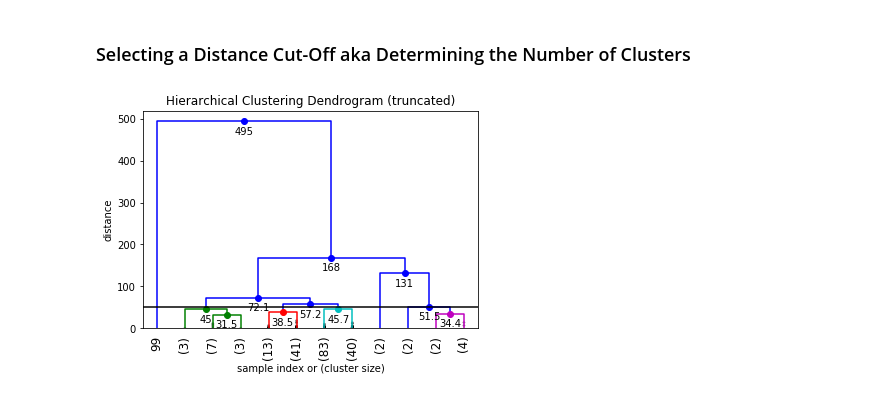
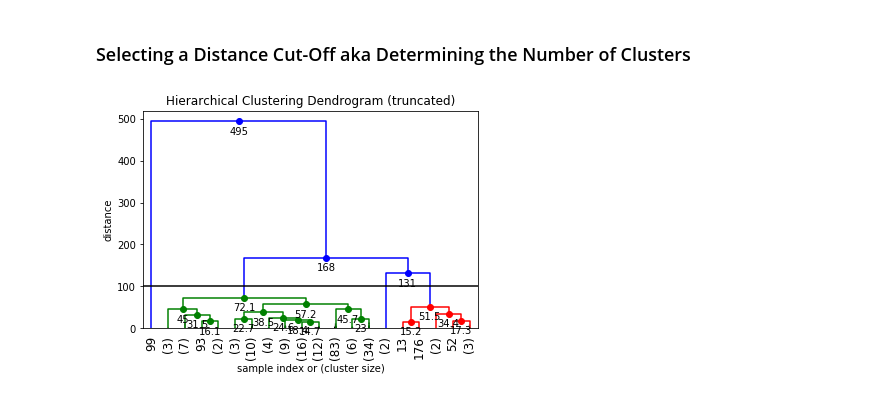
Before and after one commit to hl5814/AMJ, a Jupyter notebook: Clustering/test.ipynb, the cells around one changed output. Saved outputs shown, nothing was run; the diff lists cells and outputs as text; code cells hidden in the pictures.

```diff
--- a/Clustering/test.ipynb
+++ b/Clustering/test.ipynb
@@ -296,20 +297,20 @@ plt.show()
 ### Selecting a Distance Cut-Off aka Determining the Number of Clusters
 # %%
 # set cut-off to 50
-max_d = 50  # max_d as in max_distance
+max_d = 100  # max_d as in max_distance
 fancy_dendrogram(
     Z,
     truncate_mode='lastp',
-    p=12,
+    p=20,
     leaf_rotation=90.,
     leaf_font_size=12.,
     show_contracted=True,
     annotate_above=10,
     max_d=max_d,  # plot a horizontal cut-off line
 )
 plt.show()
 # %% [output]
-[figure, old version]
+[figure, new version]
 # %%
 linkage = Z
 clusternum = 5
```
Also changed, not shown: parts of 3 cells of this notebook, 7 other files.
